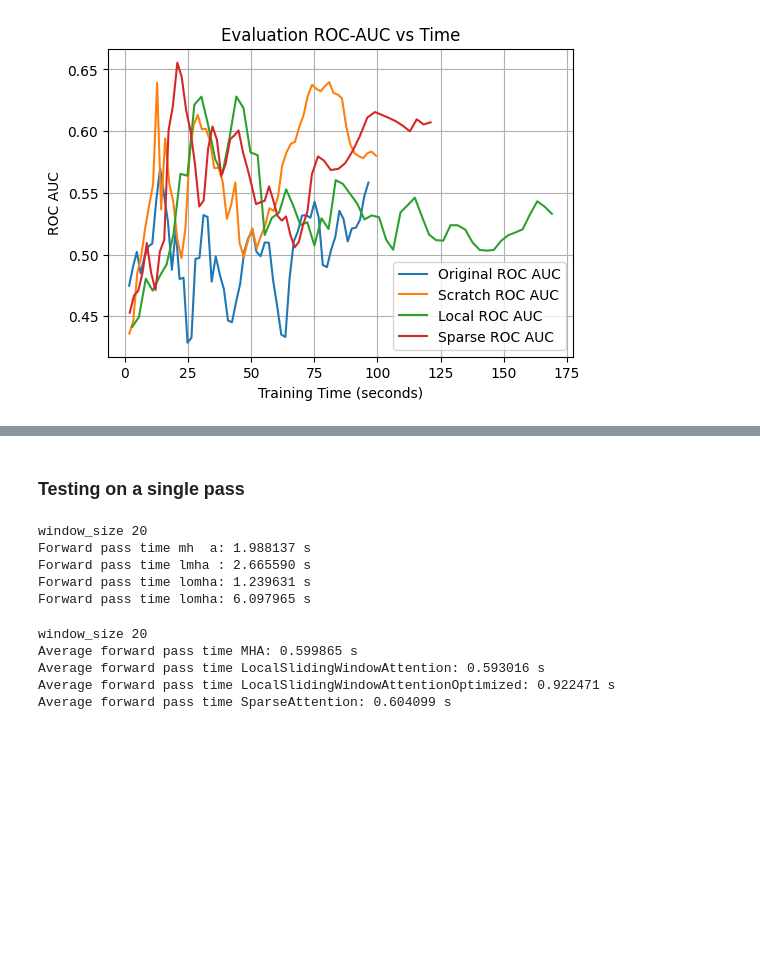
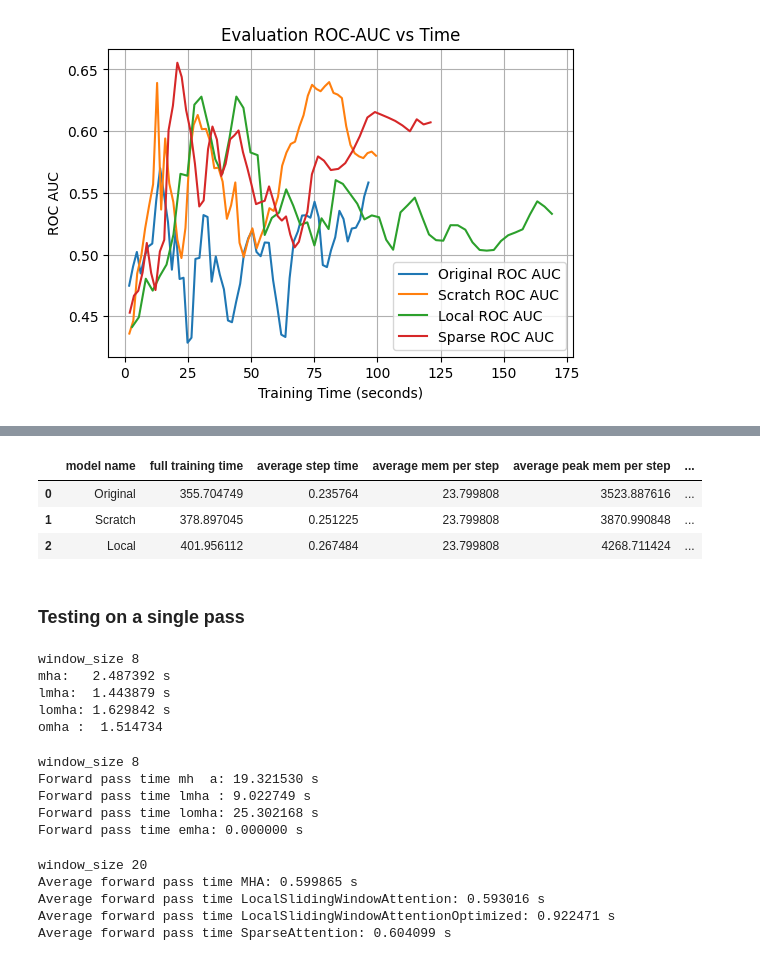
Before and after one commit to sgobbi/Neuralk_NanoTabFPN, a Jupyter notebook: experiment.ipynb, the cells around one changed output, grey strips where cells are left out. Cells and saved outputs as stored; diff of their text form; code cells hidden in the pictures; blank space fills up the shorter version.

```diff
--- a/experiment.ipynb
+++ b/experiment.ipynb
@@ -1284,3 +1413,11 @@ plot_metric("ROC vs time", model_histories_coverage_with_mem)
+# %%
+merged_coverage_500 = training_times_coverage_500.merge(inferences_500, on = "model name")
+merged_coverage_500
+# %% [output]
+|  | model name | full training time | average step time | average mem per step | average peak mem per step | ... |
+| 0 | Original | 355.704749 | 0.235764 | 23.799808 | 3523.887616 | ... |
+| 1 | Scratch | 378.897045 | 0.251225 | 23.799808 | 3870.990848 | ... |
+| 2 | Local | 401.956112 | 0.267484 | 23.799808 | 4268.711424 | ... |
 # %% [markdown]
 ### Testing on a single pass
 # %%
@@ -1288,12 +1425,59 @@ import importlib
 import attentions
 importlib.reload(attentions)
 from attentions import MultiHeadAttentionFromScratch, LocalSlidingWindowAttention, LocalSlidingWindowAttentionOptimized, SparseAttention, EinsteinLocalAttention
+# %%
+import torch
+import time
+
+device = "cuda"
+B, N, E = 192, 500, 96
+
+x = torch.randn(B, N, E, device=device)
+
+mha = MultiHeadAttentionFromScratch(E, 4).to(device)
+lmha = LocalSlidingWindowAttention(E, 4).to(device)
+lomha = LocalSlidingWindowAttentionOptimized(E, 4).to(device)
+omha = LocalSlidingWindowAttentionOptimized(E, 4).to(device)
+
+# Warm-up
+with torch.no_grad():
+    for _ in range(5):
+        _ = mha(x)
+        _ = lmha(x)
+        _ = lomha(x)
+        _ = emha(x)
+
+def benchmark(module, x, iters=100):
+    torch.cuda.synchronize()
+    start = time.time()
+    with torch.no_grad():
+        for _ in range(iters):
+            _ = module(x)
+        torch.cuda.synchronize()
+    end = time.time()
+    return end - start
+
+mha_time  = benchmark(mha, x)
+lmha_time = benchmark(lmha, x)
+lomha_time = benchmark(lomha, x)
+omha_time = benchmark(omha, x)   # enable when ready
+
+print(f"mha:   {mha_time:.6f} s")
+print(f"lmha:  {lmha_time:.6f} s")
+print(f"lomha: {lomha_time:.6f} s")
+print(f"omha : {omha_time: .6f}")
+# %% [output]
+window_size 8
+mha:   2.487392 s
+lmha:  1.443879 s
+lomha: 1.629842 s
+omha :  1.514734
 # %%
 import torch
 import time
 
 B = 192      # batch size
-N = 82      # sequence length
+N = 500      # sequence length
 E = 96      # embedding dimension
 
 x = torch.randn(B, N, E)
@@ -1309,7 +1493,7 @@ lmha_time = 0
 lomha_time = 0
 emha_time = 0
 
-for i in range(50):
+for i in range(40):
 
     start = time.time()
     out, attn = mha(x)
@@ -1326,21 +1510,21 @@ for i in range(50):
     end_local_optimized = time.time()
     lomha_time += end_local_optimized - start_local_optimized
 
-    start_local_einstein = time.time()
-    out_local_einstein, attn_local_einstein = emha(x)
-    end_local_einstein = time.time()
-    emha_time += end_local_einstein - start_local_einstein
+    #start_local_einstein = time.time()
+    #out_local_einstein, attn_local_einstein = emha(x)
+    #end_local_einstein = time.time()
+    #emha_time += end_local_einstein - start_local_einstein
 
 print(f"Forward pass time mh  a: {mha_time:.6f} s")
 print(f"Forward pass time lmha : {lmha_time:.6f} s")
 print(f"Forward pass time lomha: {lomha_time:.6f} s")
 print(f"Forward pass time emha: {emha_time:.6f} s")
 # %% [output]
-window_size 20
-Forward pass time mh  a: 1.988137 s
-Forward pass time lmha : 2.665590 s
-Forward pass time lomha: 1.239631 s
-Forward pass time lomha: 6.097965 s
+window_size 8
+Forward pass time mh  a: 19.321530 s
+Forward pass time lmha : 9.022749 s
+Forward pass time lomha: 25.302168 s
+Forward pass time emha: 0.000000 s
 # %%
 import torch
 import time
```
Also changed, not shown: parts of 20 cells of this notebook, 9 other files.
